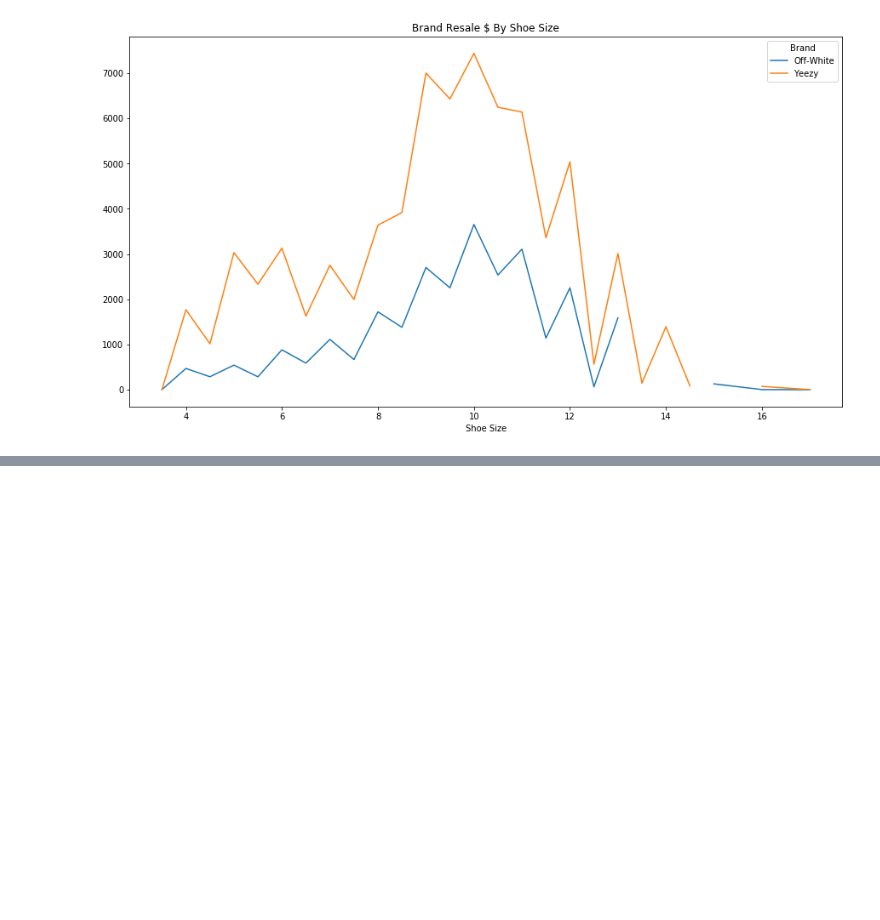
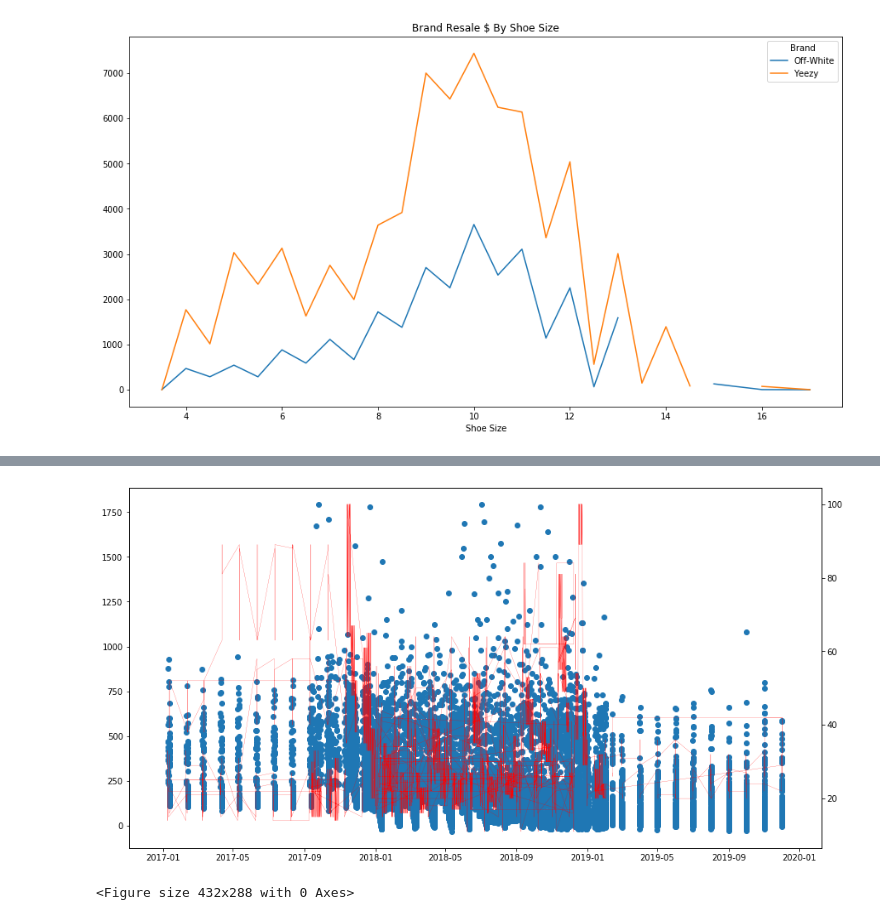
Before and after one commit to jamesnguyen0/Sneaker-Analysis, a Jupyter notebook: Yeezy_Starter_File_Original.ipynb, the cells around one changed output, grey strips where cells are left out. Drawn from its saved outputs; the diff is of its cells as text; code cells hidden in the pictures; blank space fills up the shorter version.

```diff
--- a/Yeezy_Starter_File_Original.ipynb
+++ b/Yeezy_Starter_File_Original.ipynb
@@ -660,0 +665,12 @@ typeprofits.plot(kind = "bar")
+# %%
+# Vizualization to show Resale $ by shoe size comparing the two brands
+newyeezy = yeezydata.loc[(yeezydata["Brand"]=="Yeezy") & (yeezydata.State.isin(['CA', 'NY','OR', 'NJ','TX'])), :]
+fig3, axA = plt.subplots(figsize=(15,8))
+axB = axA.twinx()
+axA.scatter(x = newyeezy["Order Date"], y = newyeezy["Profit Margin ($)"])
+axB.plot(newyeezy["Order Date"], newyeezy["Google Trend Score (State)"], c = "red", linewidth=.2)
+plt.show()
+plt.savefig('yeezycorrelation.png')
+# %% [output]
+[figure, added]
+<Figure size 432x288 with 0 Axes>
```
Also changed, not shown: parts of 5 cells of this notebook, 2 other files.
